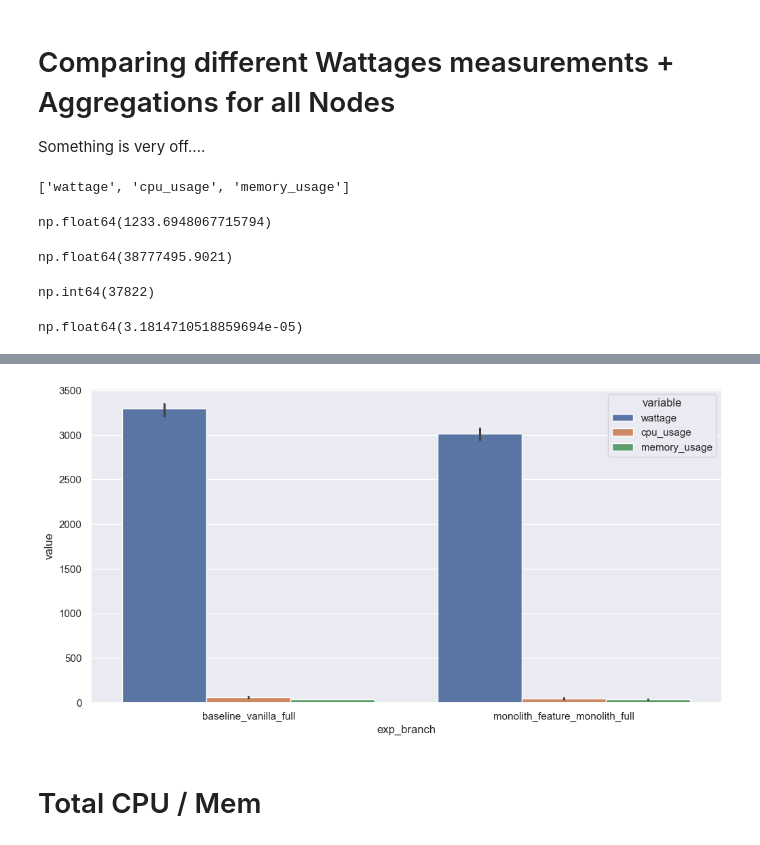
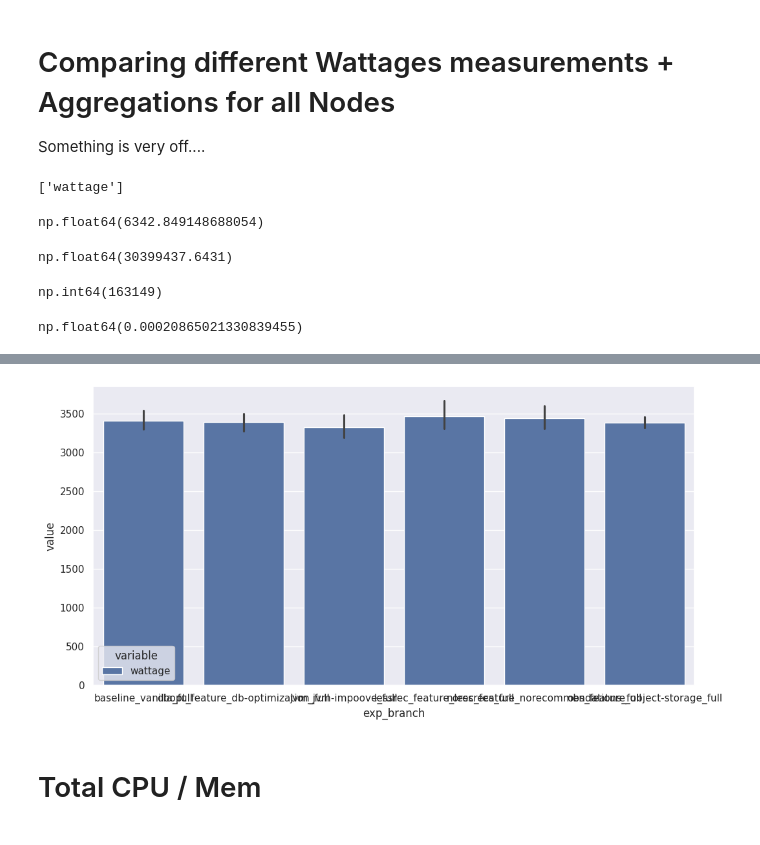
Before and after one commit to clue2-sose25/Clue2, a Jupyter notebook: eval6000.ipynb, the cells around one changed output, grey strips where cells are left out. Drawn from its saved outputs; the diff is of its cells as text; code cells hidden in the pictures.

```diff
--- a/eval6000.ipynb
+++ b/eval6000.ipynb
@@ -16,7 +13,7 @@ sns.set_theme(rc={'figure.figsize':(12, 6)})
 # %%
 MANUAL="data/2024-06-22_11-26-02"
 KARL_LOCAL = "data/example25"
-exr = exv2.experiment_results.ExperimentResults(KARL_LOCAL, load_stats_history=True)
+exr = exv2.experiment_results.ExperimentResults("data/*", load_stats_history=True)
 
 assert("loadgenerator" not in (list(exr.pods['name'].unique())))
 assert("unkown" not in (list(exr.pods['instance'].unique())))
@@ -107,3 +139,4 @@ AttributeError: 'ExperimentResults' object has no attribute 'runs_energy'
 # %%
-exr.run_stats().merge(exr.runs_energy(), on=exv2.experiment_results.ExperimentResults.RUN_VARS)
+# exr.run_stats().merge(exr.runs_energy(), on=exv2.experiment_results.ExperimentResults.RUN_VARS)
+exr.pods_energy()
 # %% [output]
@@ -191,11 +242,11 @@ sns.barplot(
     hue="variable"
 )
 
-node_watts
+node_watts.head()
 # %% [output]
-['wattage', 'cpu_usage', 'memory_usage']
+['wattage']
-np.float64(1233.6948067715794)
+np.float64(6342.849148688054)
-np.float64(38777495.9021)
+np.float64(30399437.6431)
-np.int64(37822)
+np.int64(163149)
-np.float64(3.1814710518859694e-05)
+np.float64(0.00020865021330839455)
 |  | exp_start | exp_branch | exp_workload | run_iteration | run_time | wattage_kepler | wattage_scaph | wattage | ... |
@@ -214,4 +258,4 @@ np.float64(3.1814710518859694e-05)
-[figure, old version]
+[figure, new version]
 # %% [markdown]
 # Total CPU / Mem
 # %%
```
Also changed, not shown: parts of 23 cells of this notebook.
